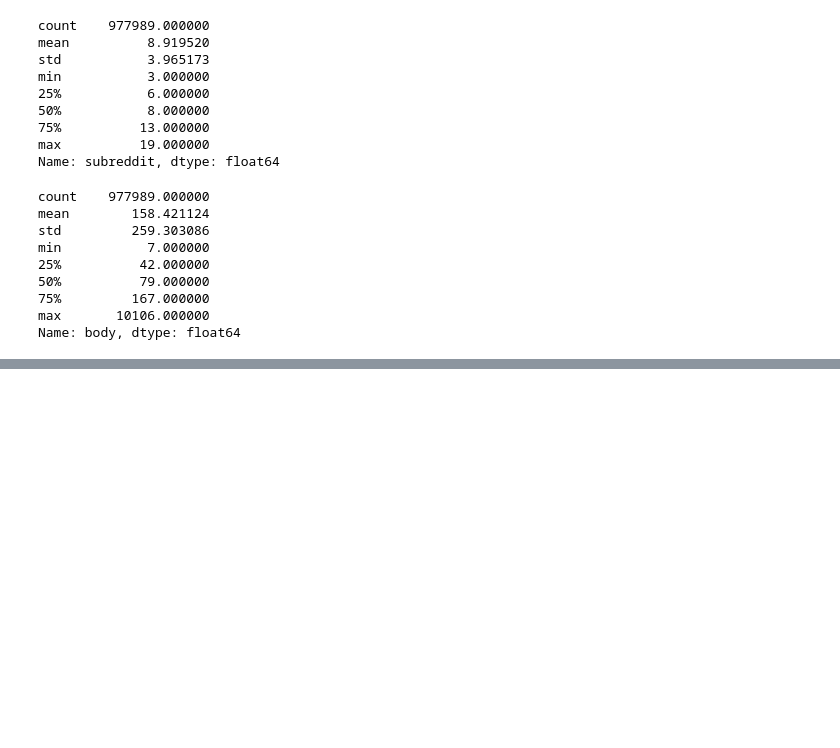
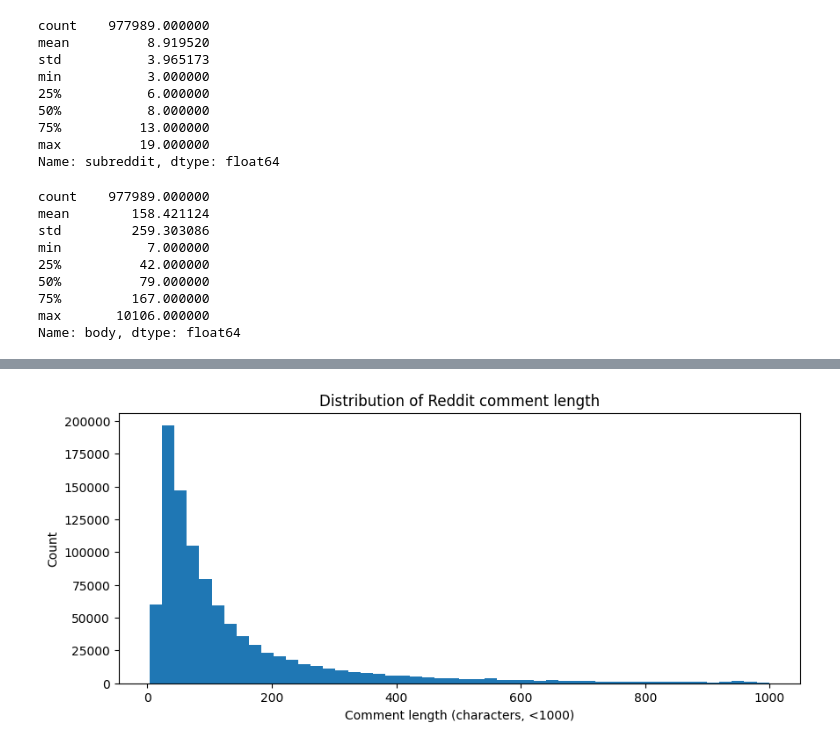
Before and after one commit to mayuri-um/riri-gpt, a Jupyter notebook: dataset.ipynb, the cells around one changed output, grey strips where cells are left out. Cells and saved outputs as stored; diff of their text form; code cells hidden in the pictures; blank space fills up the shorter version.

```diff
--- a/dataset.ipynb
+++ b/dataset.ipynb
@@ -127,0 +159,6 @@ df.to_csv('cleaned_data.csv', index=False)
+# %%
+# Text length on 'body' column
+df['text_len'] = df['body'].str.len()
+df['word_count'] = df['body'].str.split().str.len()
+
+print(df['text_len'].describe())
@@ -127,0 +175,10 @@ df.to_csv('cleaned_data.csv', index=False)
+# %%
+# Text length distribution (zoomed to avoid outlier squash)
+plt.figure(figsize=(10, 4))
+plt.hist(df[df['text_len'] < 1000]['text_len'], bins=50)
+plt.xlabel('Comment length (characters, <1000)')
+plt.ylabel('Count')
+plt.title('Distribution of Reddit comment length')
+plt.show()
+# %% [output]
+[figure, added]
```
Also changed, not shown: parts of 6 cells of this notebook.
